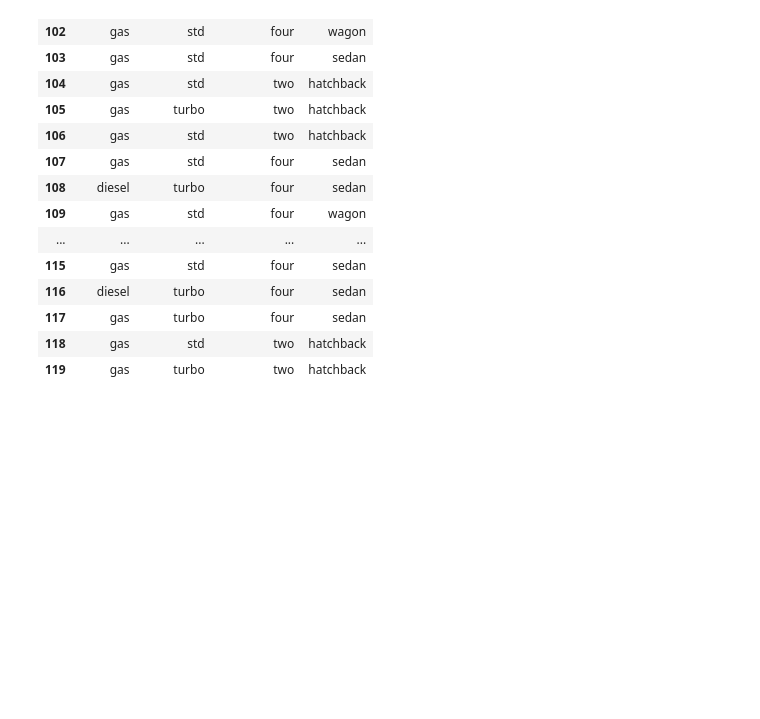
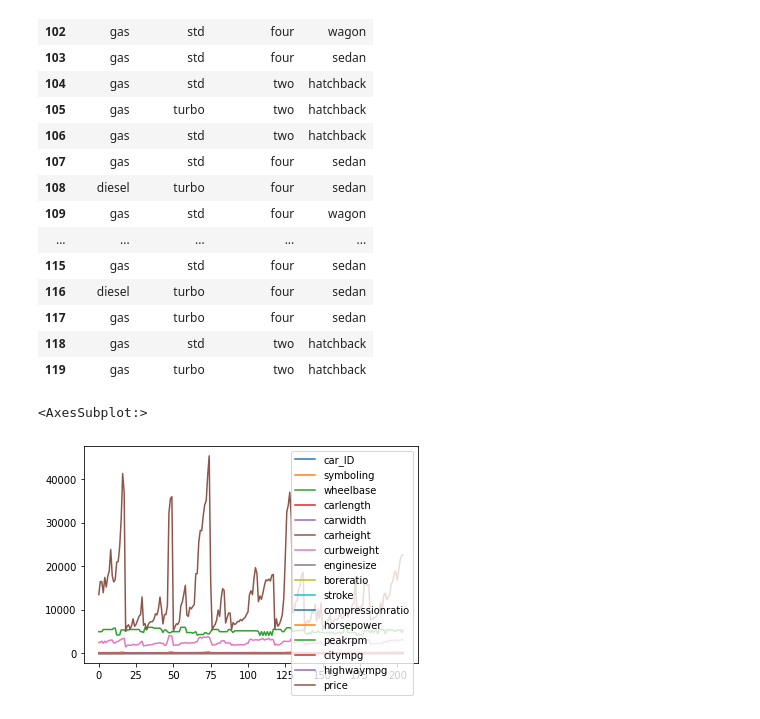
Before and after one commit to ArminNaCl/CarPricePrediction, a Jupyter notebook: work_with_data.ipynb, the cells around one changed output. Saved outputs shown, nothing was run; the diff lists cells and outputs as text; code cells hidden in the pictures; blank space fills up the shorter version.

Commit message:
working with plots

```diff
--- a/work_with_data.ipynb
+++ b/work_with_data.ipynb
@@ -307,0 +315,5 @@ data.iloc[100:120,3:7]
+# %%
+data.plot()
+# %% [output]
+<AxesSubplot:>
+[figure, added]
```
Also changed, not shown: parts of 5 cells of this notebook.
